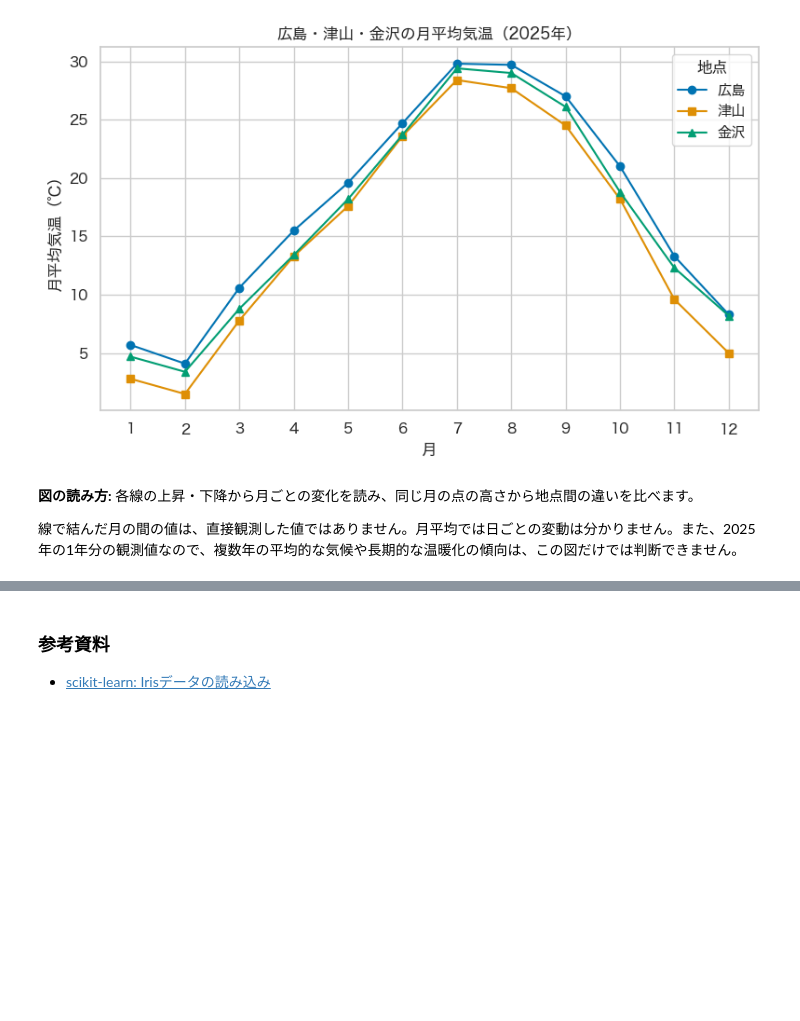
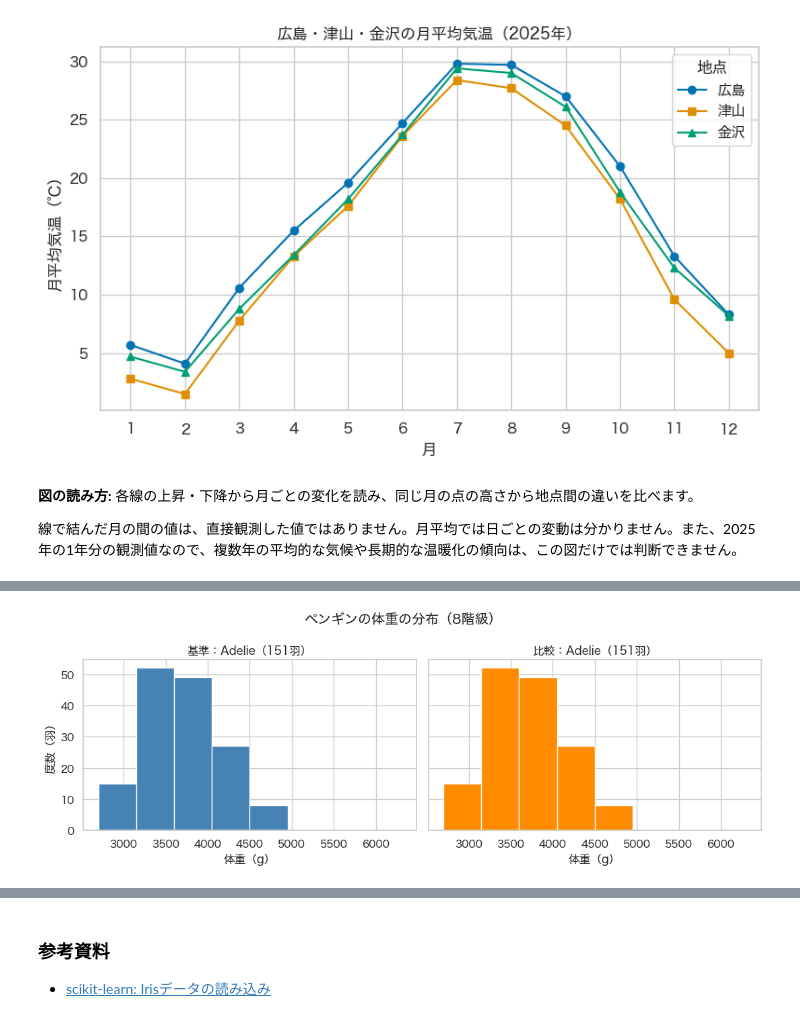
Before and after one commit to KazuhisaFujita/MachineLearning_training, a Jupyter notebook: notebook/lesson02_eda_template.ipynb, the cells around one changed output, grey strips where cells are left out. Cells and saved outputs as stored; diff of their text form; code cells hidden in the pictures; blank space fills up the shorter version.

```diff
--- a/notebook/lesson02_eda_template.ipynb
+++ b/notebook/lesson02_eda_template.ipynb
@@ -949,0 +931,86 @@ plt.show()
+# %%
+# ===== 演習A：ペンギンの体重の分布を比べる（このセルだけで実行できます） =====
+# Pathはファイルの場所を扱い、NumPyは数値計算、pandasは表の操作に使います。
+from pathlib import Path
+import numpy as np
+import pandas as pd
+# matplotlibはグラフ、displayはNotebookなどで表を表示するための道具です。
+import matplotlib.pyplot as plt
+from IPython.display import display
+
+# ----- 自分で変える設定（まずはこの2行だけ見てください） -----
+penguin_species = 'Adelie'  # 必須：GentooまたはChinstrapに変える
+penguin_n_bins = 8          # 任意：4、8、16などを試す。数が大きいほど区間が細かくなります。
+
+# ----- ここから下は、そのまま実行します -----
+# 日本語表示のフォント候補です。環境に入っているものが使われます。
+plt.rcParams['font.family'] = 'sans-serif'
+plt.rcParams['font.sans-serif'] = [
+    'Hiragino Sans', 'Yu Gothic', 'Noto Sans CJK JP', 'IPAexGothic',
+    'Arial Unicode MS', 'DejaVu Sans'
+]
+
+# Notebookのフォルダから実行する場合と、リポジトリのルートから実行する場合に対応します。
+# Pathの / はフォルダ名とファイル名をつなぎ、exists()はファイルの有無を調べます。
+penguin_csv = Path('datasets/penguins.csv')
+if not penguin_csv.exists():
+    penguin_csv = Path('notebook/datasets/penguins.csv')
+if not penguin_csv.exists():
+    raise FileNotFoundError('datasetsフォルダにpenguins.csvを置いてください。')
+
+# CSVを読み込みます。1行が1羽で、体重の単位はgです。
+penguin_raw = pd.read_csv(penguin_csv)
+# 体重が欠けている行だけを除きます。性別などの欠損は、この演習では使いません。
+penguin_data = penguin_raw.dropna(subset=['body_mass_g'])
+# 左の図でいつも使う、比較の基準となるAdelieの体重を取り出します。
+# ==は「等しいか」を調べる記号、.loc[条件, 列名]は必要な行・列を選ぶ書き方です。
+adelie_mass = penguin_data.loc[penguin_data['species'] == 'Adelie', 'body_mass_g']
+
+# ===== 演習A：表と比較図の表示 =====
+# 設定した種類の体重を取り出します。左のAdelieのデータは変更しません。
+penguin_mass = penguin_data.loc[
+    penguin_data['species'] == penguin_species, 'body_mass_g'
+]
+# 種類名の入力間違いを確認します。空なら、理由を表示して止めます。
+if penguin_mass.empty:
+    raise ValueError('種類名はAdelie、Gentoo、Chinstrapのいずれかにしてください。')
+
+# 全種類の最小〜最大の体重を、指定した数の等幅の階級に分けます。
+# np.linspace(最小値, 最大値, 境界の数)で境界値を作ります。
+# 8階級を作るには9個の境界が必要なので、階級数に1を足します。
+# どの種類を選んでも同じ範囲を使い、左右の棒の区切りをそろえます。
+penguin_edges = np.linspace(
+    penguin_data['body_mass_g'].min(), penguin_data['body_mass_g'].max(),
+    penguin_n_bins + 1
+)
+# np.histogram()は各階級の羽数を数えます。この関数だけでは図は描きません。
+# 2番目の戻り値は境界値です。今回はすでに用意したものなので、_で受けて使いません。
+penguin_counts, _ = np.histogram(penguin_mass, bins=penguin_edges)
+# 境界値の最後以外が各階級の下限、最初以外が上限になります。
+# それぞれを列にし、区間と羽数の対応が分かる表を作ります。
+penguin_freq = pd.DataFrame({
+    '体重の下限（g）': penguin_edges[:-1],
+    '体重の上限（g）': penguin_edges[1:],
+    '度数（羽）': penguin_counts
+})
+print(f'{penguin_species}の度数分布表（{len(penguin_mass)}羽）')
+display(penguin_freq)
+
+# subplots(1, 2)で、1行2列の図を作ります。axes[0]が左、axes[1]が右です。
+# sharex=True、sharey=Trueで、横軸と縦軸の範囲を左右でそろえます。
+fig, axes = plt.subplots(1, 2, figsize=(11, 4), sharex=True, sharey=True)
+# 左は基準のAdelie、右は選んだ種類です。binsに同じ境界値を渡します。
+axes[0].hist(adelie_mass, bins=penguin_edges, edgecolor='white', color='steelblue')
+axes[1].hist(penguin_mass, bins=penguin_edges, edgecolor='white', color='darkorange')
+# 図のタイトルに種類と羽数を表示します。len()で記録数を数えます。
+axes[0].set_title(f'基準：Adelie（{len(adelie_mass)}羽）')
+axes[1].set_title(f'比較：{penguin_species}（{len(penguin_mass)}羽）')
+# 各図に横軸の意味と単位を付けます。縦軸は左右共通なので左に示します。
+for ax in axes:
+    ax.set_xlabel('体重（g）')
+axes[0].set_ylabel('度数（羽）')
+# 図全体のタイトルに階級数を入れ、余白を調整して表示します。
+fig.suptitle(f'ペンギンの体重の分布（{penguin_n_bins}階級）')
+plt.tight_layout()
+plt.show()
+# %% [output]
@@ -949,0 +1027 @@ plt.show()
+[figure, added]
```
Also changed, not shown: parts of 18 cells of this notebook, 10 other files.
